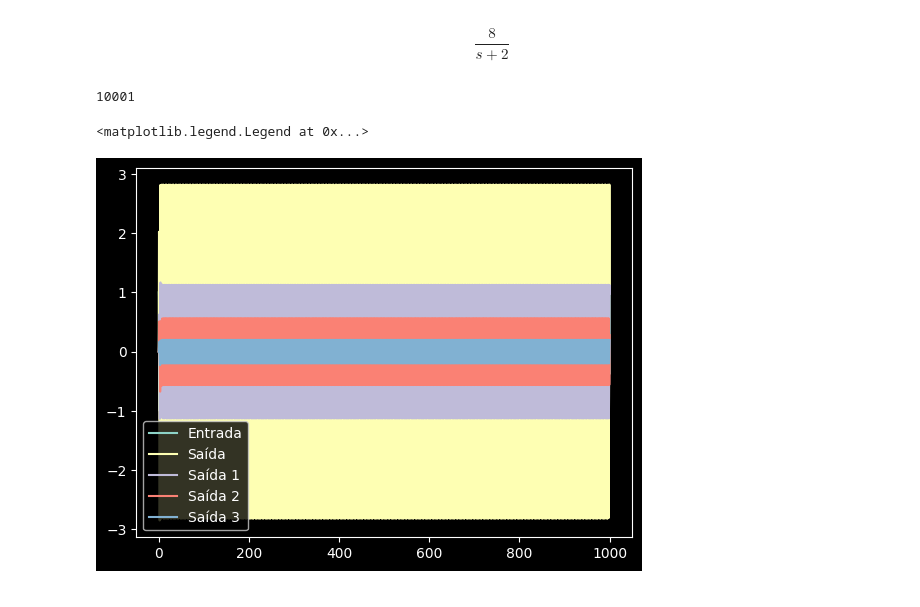
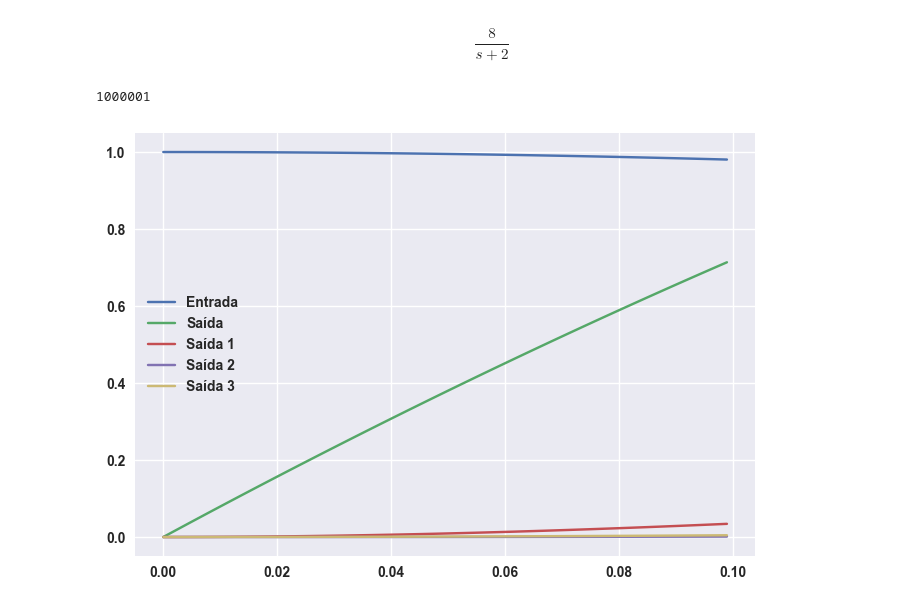
Before and after one commit to SKaiquelima/advanced-control, a Jupyter notebook: execs/exec1/exec1.ipynb, the cells around one changed output. Saved outputs shown, nothing was run; the diff lists cells and outputs as text; code cells hidden in the pictures.

```diff
--- a/execs/exec1/exec1.ipynb
+++ b/execs/exec1/exec1.ipynb
@@ -1,7 +1,9 @@
 # %%
 import numpy as np
 import matplotlib.pyplot as plt
-plt.style.use('dark_background')
+import seaborn as sns
+# plt.style.use('dark_background')
+plt.style.use('seaborn-darkgrid')
 
 import control.matlab as matlab
 # %% [markdown]
@@ -27,30 +29,30 @@ $$\frac{8}{s + 2}$$
 # %%
 # Parâmetros de simulação
 N = 1000
-dt = 0.1  # Taxa de amostragem
+dt = 0.001  # Taxa de amostragem
 T = np.arange(0, N + dt, dt)
 u = np.cos(2 * T)  # Entrada senoidal
 
 len(T)
 # %% [output]
-10001
+1000001
 # %%
 # Simulação dos modelos
 Y, T, _ = matlab.lsim(ftx, u, T)
 Y1, T, _ = matlab.lsim(ftx1, u, T)
 Y2, T, _ = matlab.lsim(ftx2, u, T)
 Y3, T, _ = matlab.lsim(ftx3, u, T)
 
 # Plotagem dos resultados juntos
-plt.plot(T, u, label='Entrada')
-plt.plot(T, Y, label='Saída')
-plt.plot(T, Y1, label='Saída 1')
-plt.plot(T, Y2, label='Saída 2')
-plt.plot(T, Y3, label='Saída 3')
+plt.plot(T[:100], u[:100], label='Entrada')
+plt.plot(T[:100], Y[:100], label='Saída')
+plt.plot(T[:100], Y1[:100], label='Saída 1')
+plt.plot(T[:100], Y2[:100], label='Saída 2')
+plt.plot(T[:100], Y3[:100], label='Saída 3')
 plt.legend()
+plt.show()
 # %% [output]
-<matplotlib.legend.Legend at 0x...>
-[figure, old version]
+[figure, new version]
 # %%
 # %%%%%%%%%%%%%%%%%%%%%%%%%%%
 # Inicialização de variáveis
```
Also changed, not shown: parts of 4 cells of this notebook.
